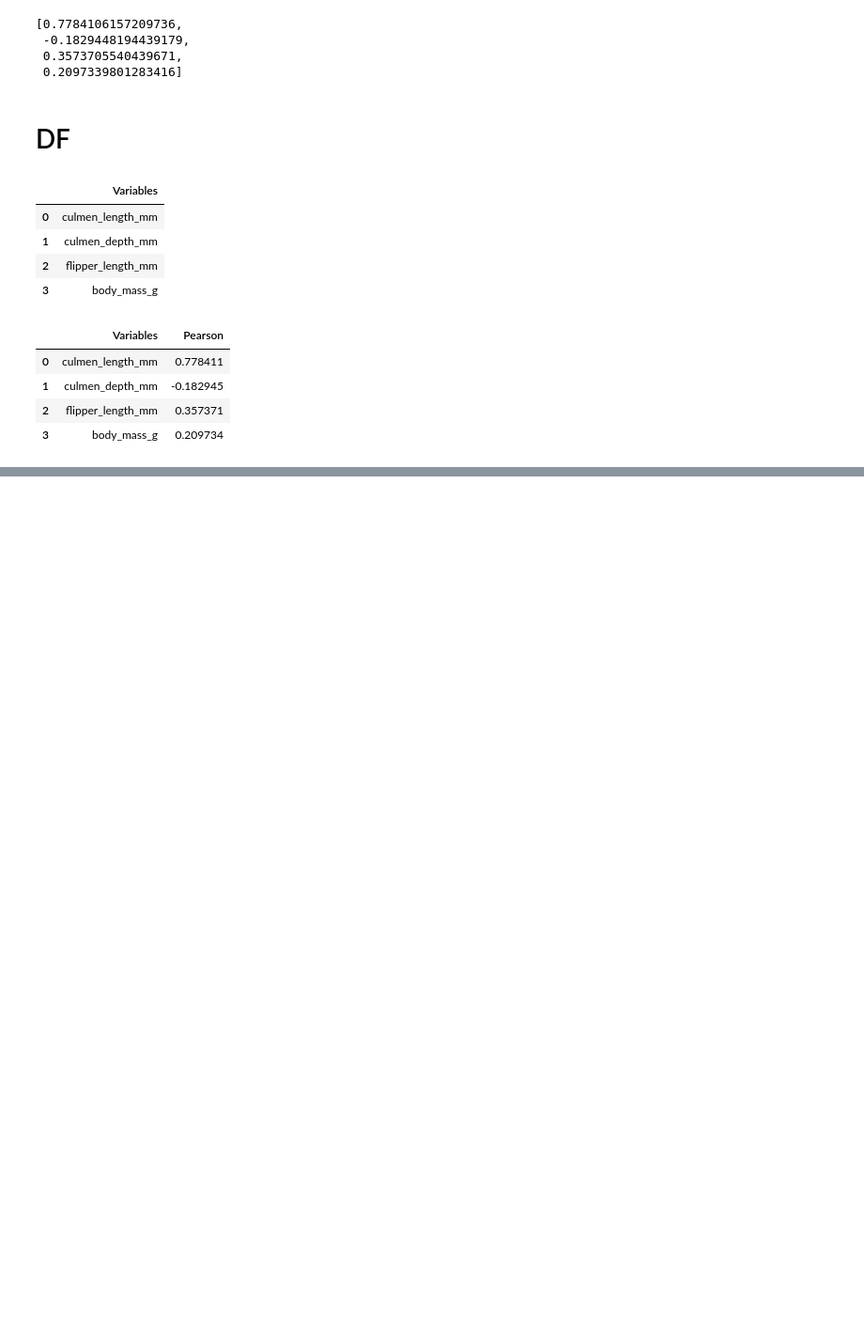
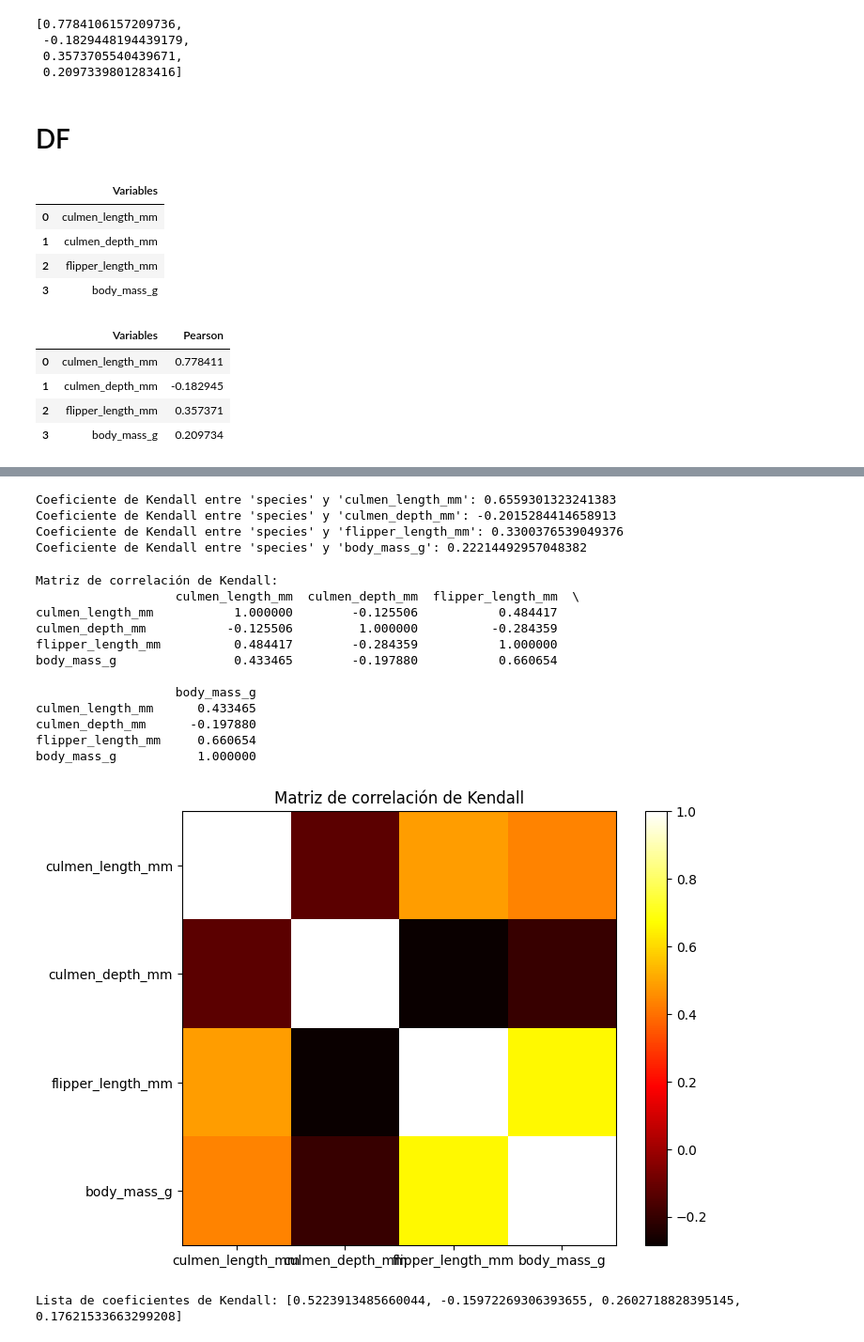
Before and after one commit to FersLeon/Pr-ctica-3.3-AyVD-, a Jupyter notebook: Práctica3_3_AyVD.ipynb, the cells around one changed output, grey strips where cells are left out. Shown at 94% size. Saved outputs shown, nothing was run; the diff lists cells and outputs as text; code cells hidden in the pictures; blank space fills up the shorter version.

```diff
--- a/Práctica3_3_AyVD.ipynb
+++ b/Práctica3_3_AyVD.ipynb
@@ -297,0 +333,61 @@ df
+# %%
+from scipy.stats import kendalltau
+
+species_column = datos['species']
+
+columns_to_compare = ['culmen_length_mm', 'culmen_depth_mm', 'flipper_length_mm', 'body_mass_g']
+
+for column_name in columns_to_compare:
+    column_data = datos[column_name]
+    kendall_corr, _ = kendalltau(species_column, column_data)
+    print(f"Coeficiente de Kendall entre 'species' y '{column_name}': {kendall_corr}")
+# %% [output]
+Coeficiente de Kendall entre 'species' y 'culmen_length_mm': 0.6559301323241383
+Coeficiente de Kendall entre 'species' y 'culmen_depth_mm': -0.2015284414658913
+Coeficiente de Kendall entre 'species' y 'flipper_length_mm': 0.3300376539049376
+Coeficiente de Kendall entre 'species' y 'body_mass_g': 0.22214492957048382
+# %%
+import numpy as np
+import matplotlib.pyplot as plt
+
+# Obtener la matriz de correlación de Kendall entre las características
+correlation_matrix = datos[columns_to_compare].corr(method='kendall')
+
+# Mostrar la matriz de correlación como un conjunto de números
+print("Matriz de correlación de Kendall:")
+print(correlation_matrix)
+
+# Visualizar la matriz de correlación como un gráfico de dispersión
+plt.figure(figsize=(8, 6))
+plt.imshow(correlation_matrix, cmap='hot', interpolation='nearest')
+plt.colorbar()
+plt.title('Matriz de correlación de Kendall')
+plt.xticks(np.arange(len(columns_to_compare)), columns_to_compare)
+plt.yticks(np.arange(len(columns_to_compare)), columns_to_compare)
+plt.show()
+# %% [output]
+Matriz de correlación de Kendall:
+                   culmen_length_mm  culmen_depth_mm  flipper_length_mm  \
+culmen_length_mm           1.000000        -0.125506           0.484417
+culmen_depth_mm           -0.125506         1.000000          -0.284359
+flipper_length_mm          0.484417        -0.284359           1.000000
+body_mass_g                0.433465        -0.197880           0.660654
+
+                   body_mass_g
+culmen_length_mm      0.433465
+culmen_depth_mm      -0.197880
+flipper_length_mm     0.660654
+body_mass_g           1.000000
+[figure, added]
+# %%
+coeficientes_kendall = []
+
+for column_name in columns_to_compare:
+    column_data = datos[column_name]
+    kendall_corr = kendall_rank_correlation(species_column, column_data)
+    coeficientes_kendall.append(kendall_corr)
+
+# Imprimir la lista de coeficientes
+print("Lista de coeficientes de Kendall:", coeficientes_kendall)
+# %% [output]
+Lista de coeficientes de Kendall: [0.5223913485660044, -0.15972269306393655, 0.2602718828395145, 0.17621533663299208]
```
Also changed, not shown: parts of 3 cells of this notebook.
